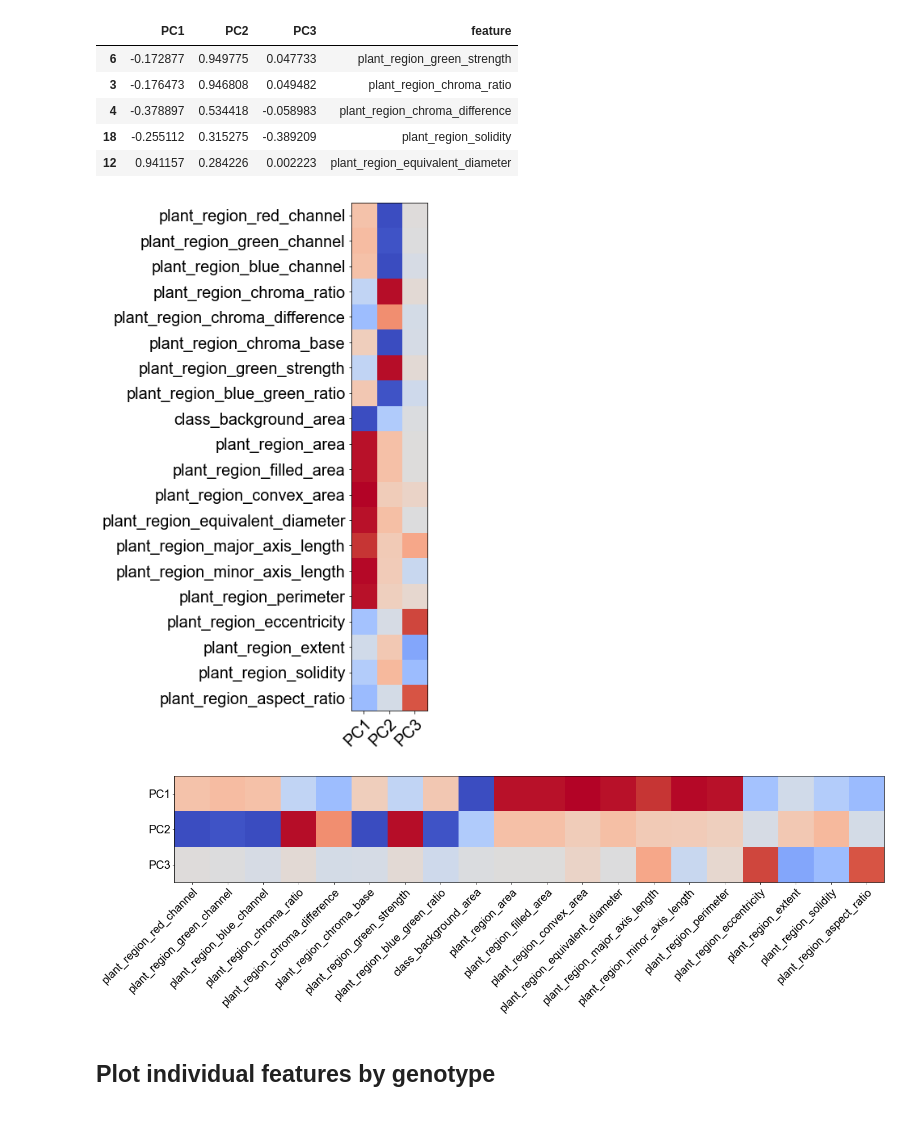
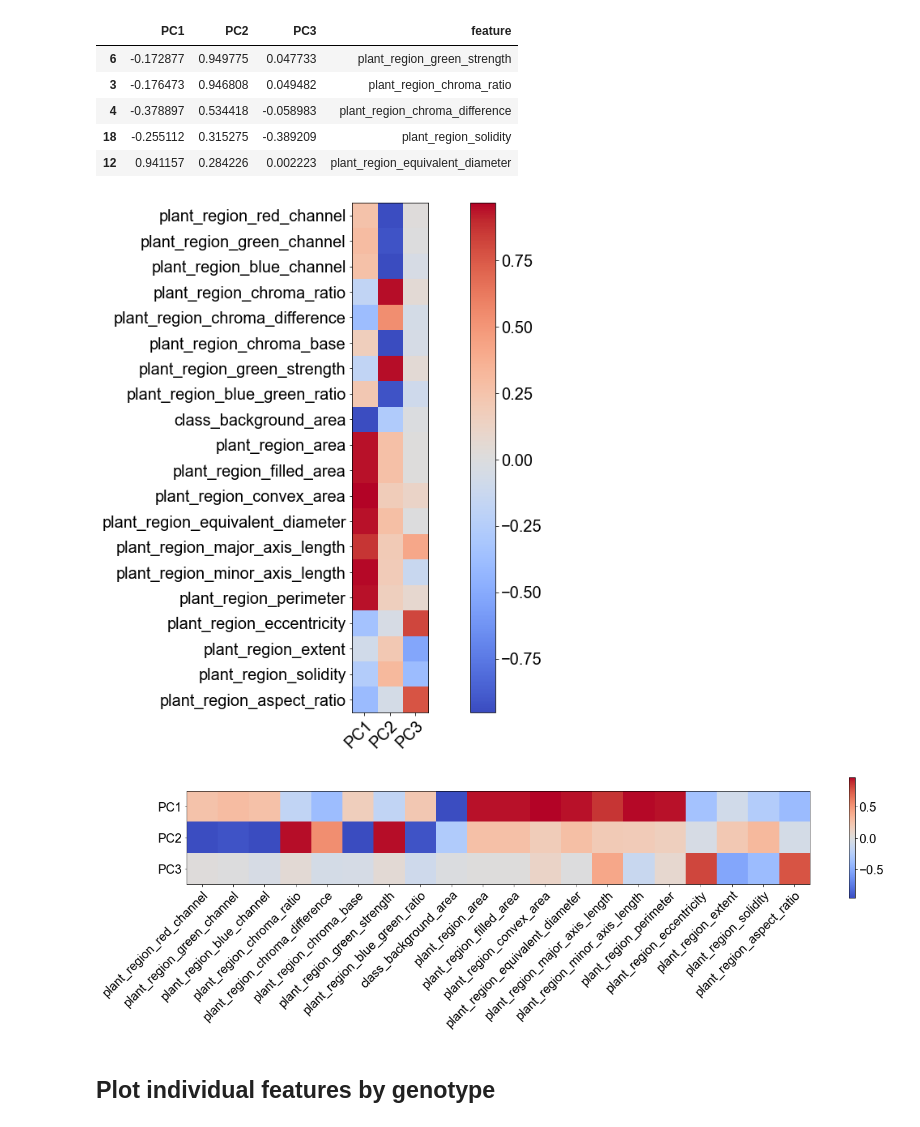
Before and after one commit to etc27/Leaf_Traits, a Jupyter notebook: Leaf_Morphology.ipynb, the cells around one changed output. Saved outputs shown, nothing was run; the diff lists cells and outputs as text; code cells hidden in the pictures.

```diff
--- a/Leaf_Morphology.ipynb
+++ b/Leaf_Morphology.ipynb
@@ -370,23 +370,24 @@ PC2_features.iloc[:5]
 # %%
 fig = plt.figure(figsize = (15,10))
 ax = fig.add_subplot(111)
-ax.imshow(corrmat, cmap=cm.coolwarm)
+im = ax.imshow(corrmat, cmap=cm.coolwarm)
 #Label axes
 ax.set_xticks(np.arange(corrmat.shape[1]))
 ax.set_yticks(np.arange(corrmat.shape[0]))
 ax.set_xticklabels(finalDf.columns[:3])
 ax.set_yticklabels(df.columns[2:])
 plt.setp(ax.get_xticklabels(), rotation=45, ha="right",
          rotation_mode="anchor")
+plt.colorbar(im)
 fig.tight_layout()
 plt.savefig(save_path+"/Correlation_Heatmap_Vertical.png", bbox_inches='tight')
 plt.savefig(save_path+"/Correlation_Heatmap_Vertical.pdf", bbox_inches='tight')
 # %% [output]
-[figure, old version]
+[figure, new version]
 # %%
 fig = plt.figure(figsize = (20,10))
 ax = fig.add_subplot(111)
-ax.imshow(corrmat.transpose(), cmap=cm.coolwarm)
+im = ax.imshow(corrmat.transpose(), cmap=cm.coolwarm)
 #Label axes
 ax.set_xticks(np.arange(corrmat.shape[0]))
 ax.set_yticks(np.arange(corrmat.shape[1]))
@@ -394,12 +395,13 @@ ax.set_yticklabels(finalDf.columns[:3])
 ax.set_xticklabels(df.columns[2:])
 plt.setp(ax.get_xticklabels(), rotation=45, ha="right",
          rotation_mode="anchor")
+plt.colorbar(im, shrink=0.3)
 
 fig.tight_layout()
 plt.savefig(save_path+"/Correlation_Heatmap_Horizontal.png", bbox_inches='tight')
 plt.savefig(save_path+"/Correlation_Heatmap_Horizontal.pdf", bbox_inches='tight')
 # %% [output]
-[figure, old version]
+[figure, new version]
 # %% [markdown]
 ## Plot individual features by genotype
 # %%
```
